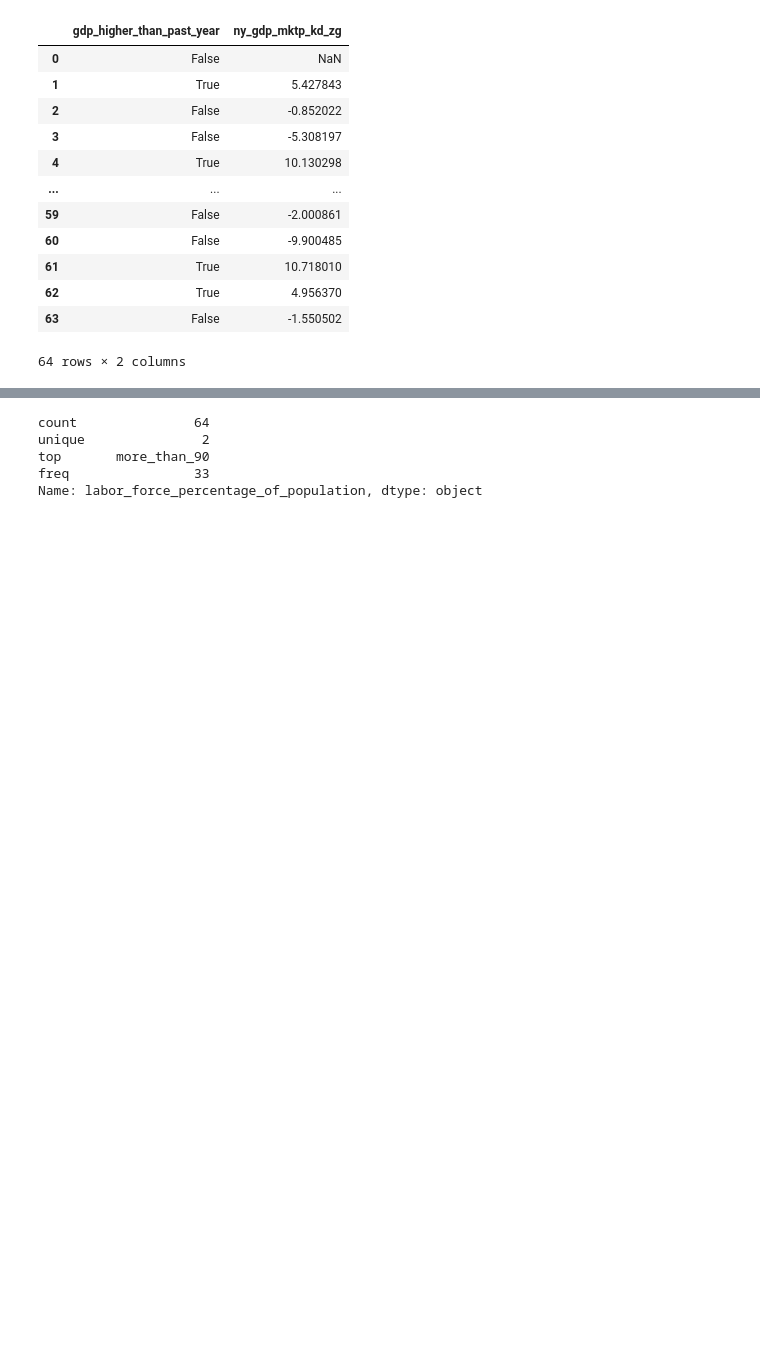
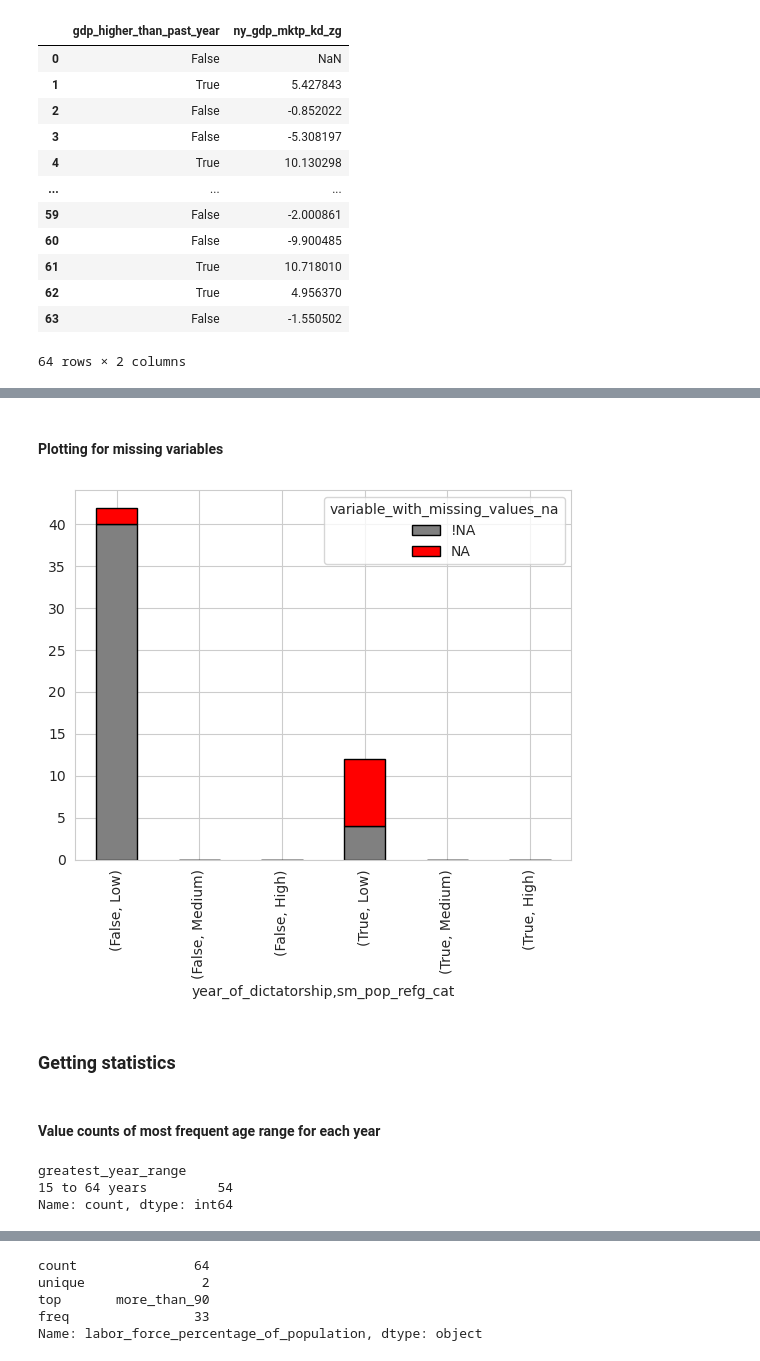
Before and after one commit to alejo-cuello/research-on-argentina, a Jupyter notebook: notebooks/0.2-alejo-impute_data.ipynb, the cells around one changed output, grey strips where cells are left out. Drawn from its saved outputs; the diff is of its cells as text; code cells hidden in the pictures; blank space fills up the shorter version.

```diff
--- a/notebooks/0.2-alejo-impute_data.ipynb
+++ b/notebooks/0.2-alejo-impute_data.ipynb
@@ -100,0 +231,47 @@ arg_di_df[["gdp_higher_than_past_year", "ny_gdp_mktp_kd_zg"]]
+# %% [markdown]
+#### Plotting for missing variables
+# %%
+def plot_missing_variables_grouped_by_categories(data, categorical_variable_1, categorical_variable_2, variable_with_missing_values):
+    data["variable_with_missing_values_na"] = data[variable_with_missing_values].isna().replace([True, False], ["NA", "!NA"])
+
+    size_series = (
+        data[[categorical_variable_1, categorical_variable_2, "variable_with_missing_values_na"]]
+            .groupby([categorical_variable_1, categorical_variable_2, "variable_with_missing_values_na"], dropna=False, as_index=True)
+            .size()
+    )
+
+    group_sizes_df = size_series.reset_index(name="size")
+
+    stacked_data = group_sizes_df.pivot_table(
+        index=[categorical_variable_1, categorical_variable_2],
+        columns="variable_with_missing_values_na",
+        values="size",
+        fill_value=0  # Fill missing values with 0
+    )
+
+    stacked_data.plot(
+        kind="bar",
+        stacked=True,
+        color={"!NA": "grey", "NA": "red"},
+        edgecolor="black",
+    )
+
+plot_missing_variables_grouped_by_categories(arg_di_df.copy(), "year_of_dictatorship", "sm_pop_refg_cat", "sm_pop_refg_or")
+# %% [output]
+[figure, added]
+# %% [markdown]
+### Getting statistics
+# %% [markdown]
+#### Value counts of most frequent age range for each year
+# %%
+def get_greatest_year_range(row):
+    if(row["sp_pop_0014_to_zs"] > row["sp_pop_1564_to_zs"] and row["sp_pop_0014_to_zs"] > row["sp_pop_65_up_to_zs"]): return "0 to 14 years"
+    elif(row["sp_pop_1564_to_zs"] > row["sp_pop_65_up_to_zs"] and row["sp_pop_1564_to_zs"] > row["sp_pop_0014_to_zs"]): return "15 to 64 years"
+    elif(row["sp_pop_65_up_to_zs"] > row["sp_pop_0014_to_zs"] and row["sp_pop_65_up_to_zs"] > row["sp_pop_1564_to_zs"]): return "65 and above"
+
+arg_di_df["greatest_year_range"] = arg_di_df.apply(lambda x: get_greatest_year_range(x), axis=1)
+arg_di_df[["greatest_year_range", ]].value_counts()
+# %% [output]
+greatest_year_range
+15 to 64 years         54
+Name: count, dtype: int64
```
Also changed, not shown: parts of 68 cells of this notebook, 3 other files.
